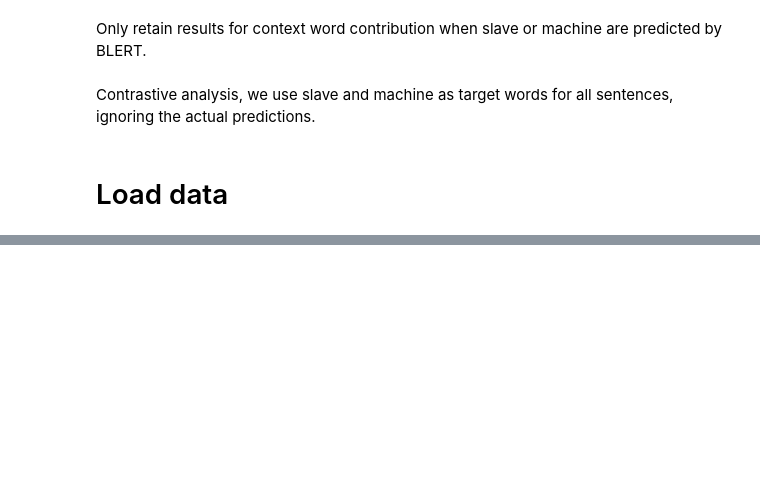
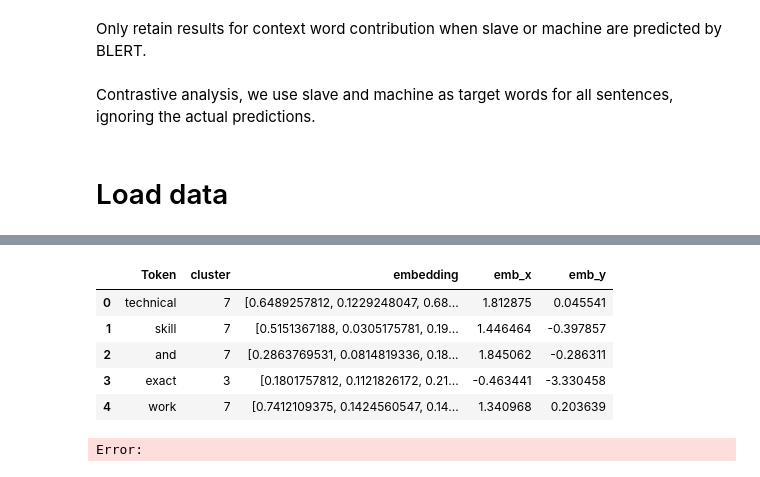
Before and after one commit to Text-Machine/mask-predict, a Jupyter notebook: example_analysis.ipynb, the cells around one changed output, grey strips where cells are left out. Cells and saved outputs as stored; diff of their text form; code cells hidden in the pictures; blank space fills up the shorter version.

```diff
--- a/example_analysis.ipynb
+++ b/example_analysis.ipynb
@@ -134,0 +217,15 @@ highlight_context_tokens(explainer, sentence, target="slave", word_agg="max")
+# %%
+token_embeddings_df = pd.read_json(f'{processedFolder}/token_embeddings_{collection}_{maskedToken}_{clusterName}_{resultType}.json')
+token_embeddings_df.head()
+# %% [output]
+|  | Token | cluster | embedding | emb_x | emb_y |
+| 0 | technical | 7 | [0.6489257812, 0.1229248047, 0.68... | 1.812875 | 0.045541 |
+| 1 | skill | 7 | [0.5151367188, 0.0305175781, 0.19... | 1.446464 | -0.397857 |
+| 2 | and | 7 | [0.2863769531, 0.0814819336, 0.18... | 1.845062 | -0.286311 |
+| 3 | exact | 3 | [0.1801757812, 0.1121826172, 0.21... | -0.463441 | -3.330458 |
+| 4 | work | 7 | [0.7412109375, 0.1424560547, 0.14... | 1.340968 | 0.203639 |
+# %%
+fig = plot_token_embeddings_interactive(token_embeddings_df)
+fig.show()
+# %% [output]
+Error:
```
Also changed, not shown: parts of 21 cells of this notebook.
